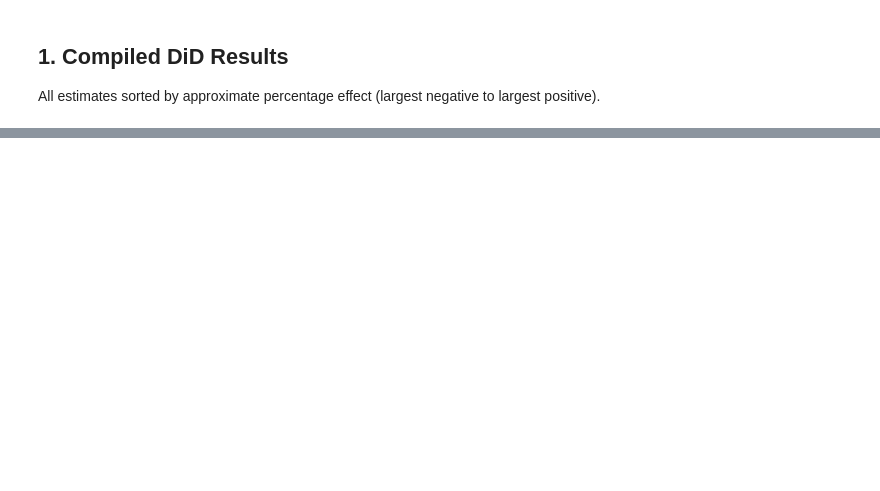
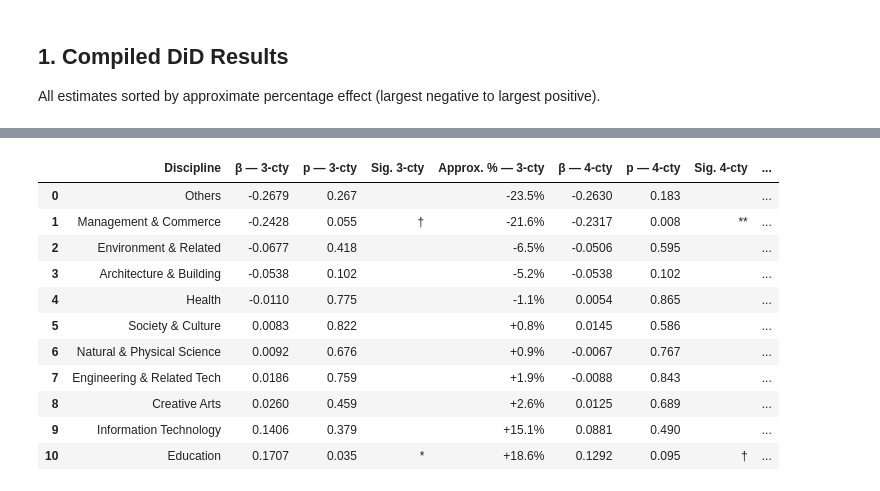
Before and after one commit to epie0003/ECC3479-Project-JRGS, a Jupyter notebook: docs/Regression Analysis/REG All.ipynb, the cells around one changed output, grey strips where cells are left out. Drawn from its saved outputs; the diff is of its cells as text; code cells hidden in the pictures; blank space fills up the shorter version.

Commit message:
5/05 Regression Analysis submission

```diff
--- a/docs/Regression Analysis/REG All.ipynb
+++ b/docs/Regression Analysis/REG All.ipynb
@@ -336,0 +532,73 @@ at the 10% level. The remaining eight are statistically inconclusive.
+# %%
+can_raw = pd.read_csv(ROOT / 'data' / 'clean' / 'canada_enrollments_2016_2024.csv')
+
+
+def _build_panel_can(catkey, start):
+    """4-country panel: AUS vs UK + NZ + CAN. Canada excluded for Architecture (catkey=4)."""
+    p3 = _build_panel(catkey, start)
+
+    can_f = can_raw[
+        (can_raw['category_key'] == catkey) &
+        (can_raw['year'] >= start) &
+        (can_raw['year'] <= 2024)
+    ][['year', 'total_enrollments']].copy()
+    can_f = can_f.rename(columns={'total_enrollments': 'enrollments'})
+    can_f['country'] = 'CAN'
+
+    if len(can_f) == 0:
+        return p3  # Architecture: return 3-country panel unchanged
+
+    p4 = pd.concat([p3, can_f], ignore_index=True).sort_values(['country', 'year']).reset_index(drop=True)
+    p4['log_enrollments'] = np.log(p4['enrollments'])
+    p4['treated']   = (p4['country'] == 'AUS').astype(int)
+    p4['nz_dummy']  = (p4['country'] == 'NZ').astype(int)
+    p4['can_dummy'] = (p4['country'] == 'CAN').astype(int)
+    p4['post'] = (p4['year'] >= 2021).astype(int)
+    p4['did']  = p4['treated'] * p4['post']
+    return p4
+
+
+robust_rows = []
+for label, catkey, start, jrg_type in DISCIPLINES:
+    r3 = next(r for r in rows_raw if r['Discipline'] == label)
+
+    p4 = _build_panel_can(catkey, start)
+    has_can = 'CAN' in p4['country'].values
+    formula = 'log_enrollments ~ treated + nz_dummy + can_dummy + did + C(year)' if has_can \
+              else 'log_enrollments ~ treated + nz_dummy + did + C(year)'
+    m4 = smf.ols(formula, data=p4).fit(cov_type='HC3')
+    b4  = m4.params['did']
+    pv4 = m4.pvalues['did']
+    pct4 = (np.exp(b4) - 1) * 100
+
+    robust_rows.append({
+        'Discipline':        label,
+        'β — 3-cty':         round(r3['beta'], 4),
+        'p — 3-cty':         '<0.001' if r3['pval'] < 0.001 else f"{r3['pval']:.3f}",
+        'Sig. 3-cty':        _sig_stars(r3['pval']),
+        'Approx. % — 3-cty': f"{r3['pct']:+.1f}%",
+        'β — 4-cty':         round(b4, 4),
+        'p — 4-cty':         '<0.001' if pv4 < 0.001 else f"{pv4:.3f}",
+        'Sig. 4-cty':        _sig_stars(pv4),
+        'Approx. % — 4-cty': f"{pct4:+.1f}%",
+        'Canada panel':      'AUS+UK+NZ+CAN' if has_can else 'AUS+UK+NZ only (arch.)',
+    })
+
+robust_rows.sort(key=lambda r: r['β — 3-cty'])
+
+print('Robustness: 3-country (main) vs 4-country (+ Canada)')
+print('NOTE: The "β — 3-cty" and "p — 3-cty" columns are the PRIMARY results used throughout this analysis.')
+print('      The "β — 4-cty" columns are supplementary only — included to confirm stability, not as main findings.')
+print('Significance: *** p<0.001  ** p<0.01  * p<0.05  † p<0.10')
+display(pd.DataFrame(robust_rows).reset_index(drop=True))
+print()
+print('Key observations (3-country results only):')
+print('  M&C: direction and significance stable across both specs (marginal → strong with Canada).')
+print('  Education: significant at 5% in main spec; marginal only with Canada (Canada Education also grew post-2021).')
+print('  All other disciplines remain insignificant under both specs.')
+print()
+print('─' * 80)
+print('REMINDER: For all conclusions and policy interpretation, refer to the 3-country')
+print('          specification (AUS vs UK + NZ). Canada is a robustness check only.')
+print('─' * 80)
+# %% [output]
@@ -336,0 +609,12 @@ at the 10% level. The remaining eight are statistically inconclusive.
+|  | Discipline | β — 3-cty | p — 3-cty | Sig. 3-cty | Approx. % — 3-cty | β — 4-cty | p — 4-cty | Sig. 4-cty | ... |
+| 0 | Others | -0.2679 | 0.267 |  | -23.5% | -0.2630 | 0.183 |  | ... |
+| 1 | Management & Commerce | -0.2428 | 0.055 | † | -21.6% | -0.2317 | 0.008 | ** | ... |
+| 2 | Environment & Related | -0.0677 | 0.418 |  | -6.5% | -0.0506 | 0.595 |  | ... |
+| 3 | Architecture & Building | -0.0538 | 0.102 |  | -5.2% | -0.0538 | 0.102 |  | ... |
+| 4 | Health | -0.0110 | 0.775 |  | -1.1% | 0.0054 | 0.865 |  | ... |
+| 5 | Society & Culture | 0.0083 | 0.822 |  | +0.8% | 0.0145 | 0.586 |  | ... |
+| 6 | Natural & Physical Science | 0.0092 | 0.676 |  | +0.9% | -0.0067 | 0.767 |  | ... |
+| 7 | Engineering & Related Tech | 0.0186 | 0.759 |  | +1.9% | -0.0088 | 0.843 |  | ... |
+| 8 | Creative Arts | 0.0260 | 0.459 |  | +2.6% | 0.0125 | 0.689 |  | ... |
+| 9 | Information Technology | 0.1406 | 0.379 |  | +15.1% | 0.0881 | 0.490 |  | ... |
+| 10 | Education | 0.1707 | 0.035 | * | +18.6% | 0.1292 | 0.095 | † | ... |
```
Also changed, not shown: parts of 14 cells of this notebook, 25 other files.
